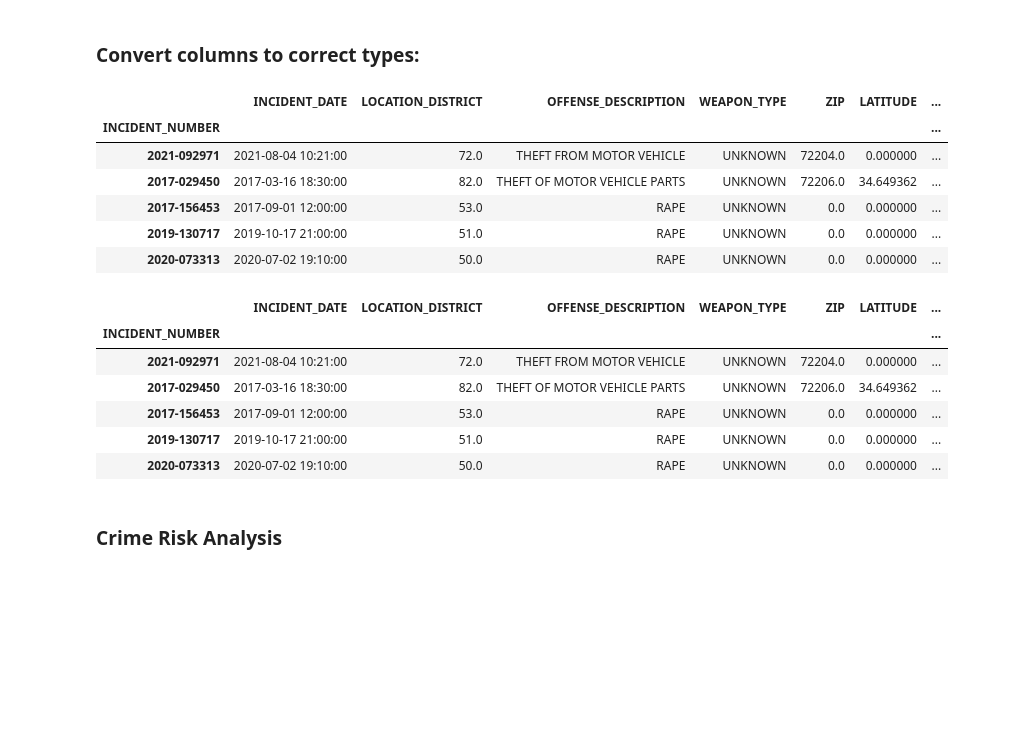
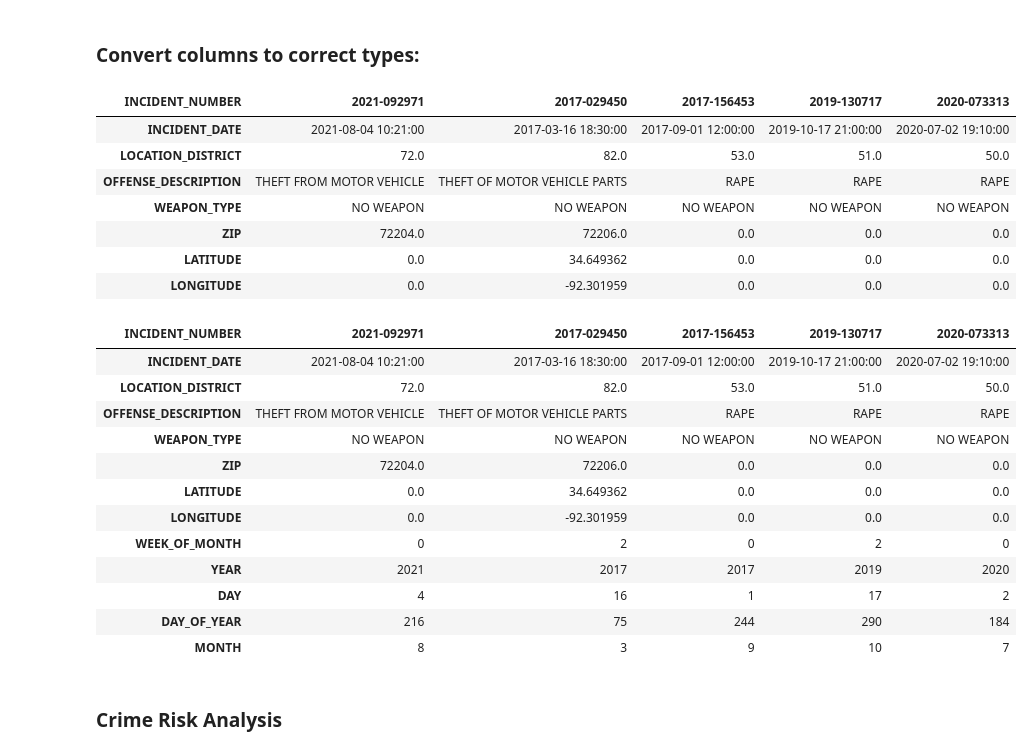
Before and after one commit to ATU-TechAI-Research-Hub/little-rock-crime, a Jupyter notebook: jupyter-notebooks/1_data_cleanup_cj_2022-10-31.ipynb, the cells around one changed output. Drawn from its saved outputs; the diff is of its cells as text; code cells hidden in the pictures; blank space fills up the shorter version.

```diff
--- a/jupyter-notebooks/1_data_cleanup_cj_2022-10-31.ipynb
+++ b/jupyter-notebooks/1_data_cleanup_cj_2022-10-31.ipynb
@@ -23,5 +32,5 @@ lrpd = lrpd.fillna(0)
 # %% [markdown]
 ### Parse Number 0 and String 1 to UNKNOWN weapon type:
 # %%
-lrpd["WEAPON_TYPE"] = lrpd["WEAPON_TYPE"].replace(0, "UNKNOWN")
+lrpd["WEAPON_TYPE"] = lrpd["WEAPON_TYPE"].replace(0, "NO WEAPON")
 lrpd["WEAPON_TYPE"] = lrpd["WEAPON_TYPE"].replace("1", "UNKNOWN")
@@ -34,29 +53,38 @@ lrpd["LONGITUDE"] = pd.to_numeric(lrpd["LONGITUDE"])
 lrpd["INCIDENT_DATE"] = pd.to_datetime(lrpd["INCIDENT_DATE"])
 lrpd["LOCATION_DISTRICT"] = pd.to_numeric(lrpd["LOCATION_DISTRICT"])
 
-lrpd.head()
+lrpd.head().T
 # %% [output]
-|  | INCIDENT_DATE | LOCATION_DISTRICT | OFFENSE_DESCRIPTION | WEAPON_TYPE | ZIP | LATITUDE | ... |
-| INCIDENT_NUMBER |  |  |  |  |  |  | ... |
-| 2021-092971 | 2021-08-04 10:21:00 | 72.0 | THEFT FROM MOTOR VEHICLE | UNKNOWN | 72204.0 | 0.000000 | ... |
-| 2017-029450 | 2017-03-16 18:30:00 | 82.0 | THEFT OF MOTOR VEHICLE PARTS | UNKNOWN | 72206.0 | 34.649362 | ... |
-| 2017-156453 | 2017-09-01 12:00:00 | 53.0 | RAPE | UNKNOWN | 0.0 | 0.000000 | ... |
-| 2019-130717 | 2019-10-17 21:00:00 | 51.0 | RAPE | UNKNOWN | 0.0 | 0.000000 | ... |
-| 2020-073313 | 2020-07-02 19:10:00 | 50.0 | RAPE | UNKNOWN | 0.0 | 0.000000 | ... |
+| INCIDENT_NUMBER | 2021-092971 | 2017-029450 | 2017-156453 | 2019-130717 | 2020-073313 |
+| INCIDENT_DATE | 2021-08-04 10:21:00 | 2017-03-16 18:30:00 | 2017-09-01 12:00:00 | 2019-10-17 21:00:00 | 2020-07-02 19:10:00 |
+| LOCATION_DISTRICT | 72.0 | 82.0 | 53.0 | 51.0 | 50.0 |
+| OFFENSE_DESCRIPTION | THEFT FROM MOTOR VEHICLE | THEFT OF MOTOR VEHICLE PARTS | RAPE | RAPE | RAPE |
+| WEAPON_TYPE | NO WEAPON | NO WEAPON | NO WEAPON | NO WEAPON | NO WEAPON |
+| ZIP | 72204.0 | 72206.0 | 0.0 | 0.0 | 0.0 |
+| LATITUDE | 0.0 | 34.649362 | 0.0 | 0.0 | 0.0 |
+| LONGITUDE | 0.0 | -92.301959 | 0.0 | 0.0 | 0.0 |
 # %%
 lrpd["WEEK_OF_MONTH"] = lrpd["INCIDENT_DATE"].dt.day // 7
 lrpd["YEAR"] = lrpd["INCIDENT_DATE"].dt.year
 lrpd["DAY"] = lrpd["INCIDENT_DATE"].dt.day
 lrpd["DAY_OF_YEAR"] = lrpd["INCIDENT_DATE"].dt.dayofyear
-lrpd.head()
+lrpd["MONTH"] = lrpd["INCIDENT_DATE"].dt.month
+
+lrpd.head().T
 # %% [output]
-|  | INCIDENT_DATE | LOCATION_DISTRICT | OFFENSE_DESCRIPTION | WEAPON_TYPE | ZIP | LATITUDE | ... |
-| INCIDENT_NUMBER |  |  |  |  |  |  | ... |
-| 2021-092971 | 2021-08-04 10:21:00 | 72.0 | THEFT FROM MOTOR VEHICLE | UNKNOWN | 72204.0 | 0.000000 | ... |
-| 2017-029450 | 2017-03-16 18:30:00 | 82.0 | THEFT OF MOTOR VEHICLE PARTS | UNKNOWN | 72206.0 | 34.649362 | ... |
-| 2017-156453 | 2017-09-01 12:00:00 | 53.0 | RAPE | UNKNOWN | 0.0 | 0.000000 | ... |
-| 2019-130717 | 2019-10-17 21:00:00 | 51.0 | RAPE | UNKNOWN | 0.0 | 0.000000 | ... |
-| 2020-073313 | 2020-07-02 19:10:00 | 50.0 | RAPE | UNKNOWN | 0.0 | 0.000000 | ... |
+| INCIDENT_NUMBER | 2021-092971 | 2017-029450 | 2017-156453 | 2019-130717 | 2020-073313 |
+| INCIDENT_DATE | 2021-08-04 10:21:00 | 2017-03-16 18:30:00 | 2017-09-01 12:00:00 | 2019-10-17 21:00:00 | 2020-07-02 19:10:00 |
+| LOCATION_DISTRICT | 72.0 | 82.0 | 53.0 | 51.0 | 50.0 |
+| OFFENSE_DESCRIPTION | THEFT FROM MOTOR VEHICLE | THEFT OF MOTOR VEHICLE PARTS | RAPE | RAPE | RAPE |
+| WEAPON_TYPE | NO WEAPON | NO WEAPON | NO WEAPON | NO WEAPON | NO WEAPON |
+| ZIP | 72204.0 | 72206.0 | 0.0 | 0.0 | 0.0 |
+| LATITUDE | 0.0 | 34.649362 | 0.0 | 0.0 | 0.0 |
+| LONGITUDE | 0.0 | -92.301959 | 0.0 | 0.0 | 0.0 |
+| WEEK_OF_MONTH | 0 | 2 | 0 | 2 | 0 |
+| YEAR | 2021 | 2017 | 2017 | 2019 | 2020 |
+| DAY | 4 | 16 | 1 | 17 | 2 |
+| DAY_OF_YEAR | 216 | 75 | 244 | 290 | 184 |
+| MONTH | 8 | 3 | 9 | 10 | 7 |
 # %% [markdown]
 ### Crime Risk Analysis
 # %%
```
Also changed, not shown: parts of 6 cells of this notebook, 2 other files.
